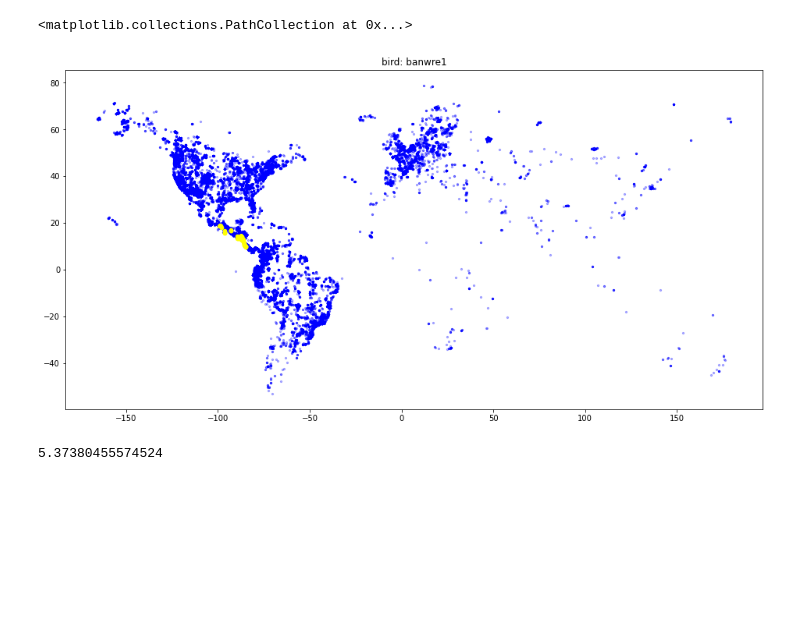
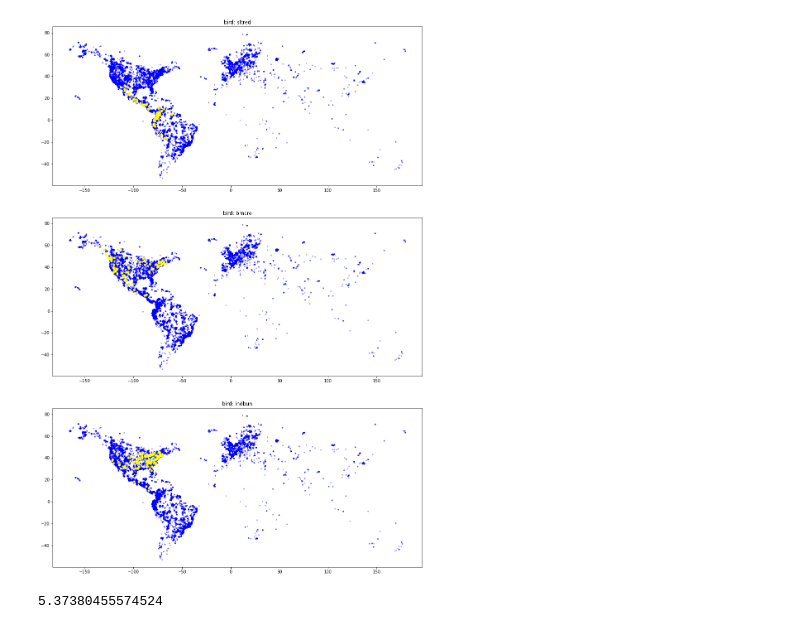
Before and after one commit to Naoki1101/kaggle-birdcall2021, a Jupyter notebook: notebooks/EDA_birds_place.ipynb, the cells around one changed output. Drawn from its saved outputs; the diff is of its cells as text; code cells hidden in the pictures; blank space fills up the shorter version.

```diff
--- a/notebooks/EDA_birds_place.ipynb
+++ b/notebooks/EDA_birds_place.ipynb
@@ -11,19 +11,21 @@ import const
 # %%
 train_df = pd.read_csv('../data/input/train_metadata.csv')
 # %%
-bird_idx = 21
-bird = list(const.BIRD_CODE.keys())[bird_idx]
+bird_idxs = [309, 58, 183]
 
-bird_idx = train_df[train_df["primary_label"] == bird].index.values
-else_idx = train_df[train_df["primary_label"] != bird].index.values
+plt.figure(figsize=(16, 8 * len(bird_idxs)))
+for i, bird_idx in enumerate(bird_idxs):
+    bird = list(const.BIRD_CODE.keys())[bird_idx]
 
-plt.figure(figsize=(16, 8))
-plt.title(f"bird: {bird}")
-plt.scatter(train_df.loc[else_idx, "longitude"].values, train_df.loc[else_idx, "latitude"].values, s=5, c="blue", alpha=0.3)
-plt.scatter(train_df.loc[bird_idx, "longitude"].values, train_df.loc[bird_idx, "latitude"].values, s=20, c="yellow")
+    bird_idx = train_df[train_df["primary_label"] == bird].index.values
+    else_idx = train_df[train_df["primary_label"] != bird].index.values
+
+    plt.subplot(len(bird_idxs), 1, i + 1)
+    plt.title(f"bird: {bird}")
+    plt.scatter(train_df.loc[else_idx, "longitude"].values, train_df.loc[else_idx, "latitude"].values, s=5, c="blue", alpha=0.3)
+    plt.scatter(train_df.loc[bird_idx, "longitude"].values, train_df.loc[bird_idx, "latitude"].values, s=20, c="yellow")
 # %% [output]
-<matplotlib.collections.PathCollection at 0x...>
-[figure, old version]
+[figure, new version]
 # %%
 np.random.rand() * 10
 # %% [output]
```
Also changed, not shown: 35 other files.
